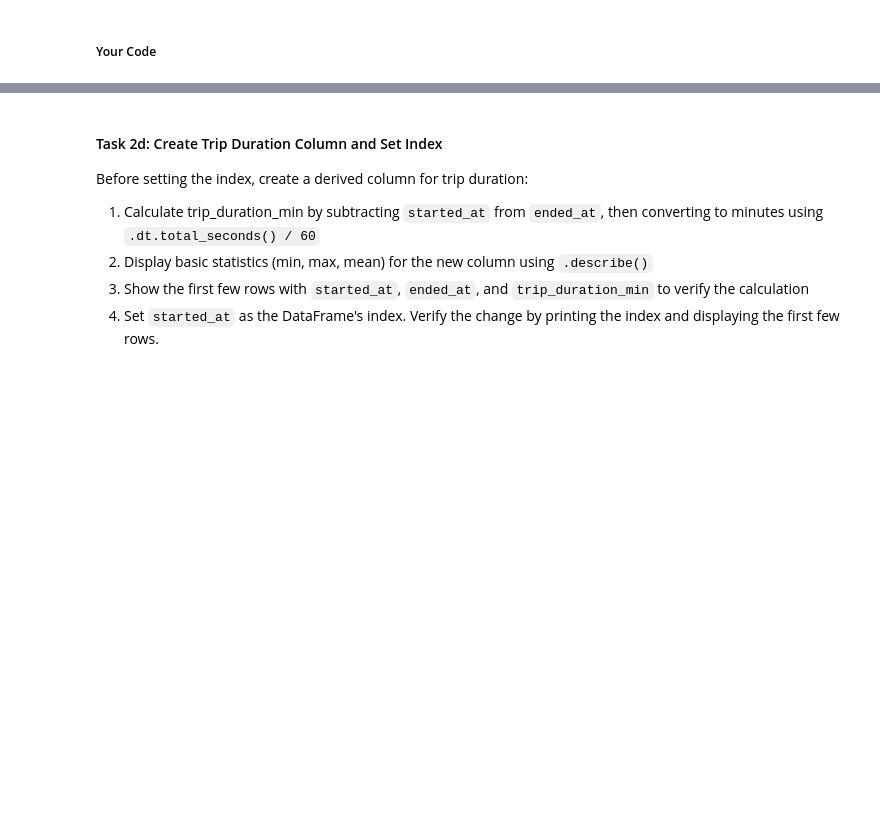
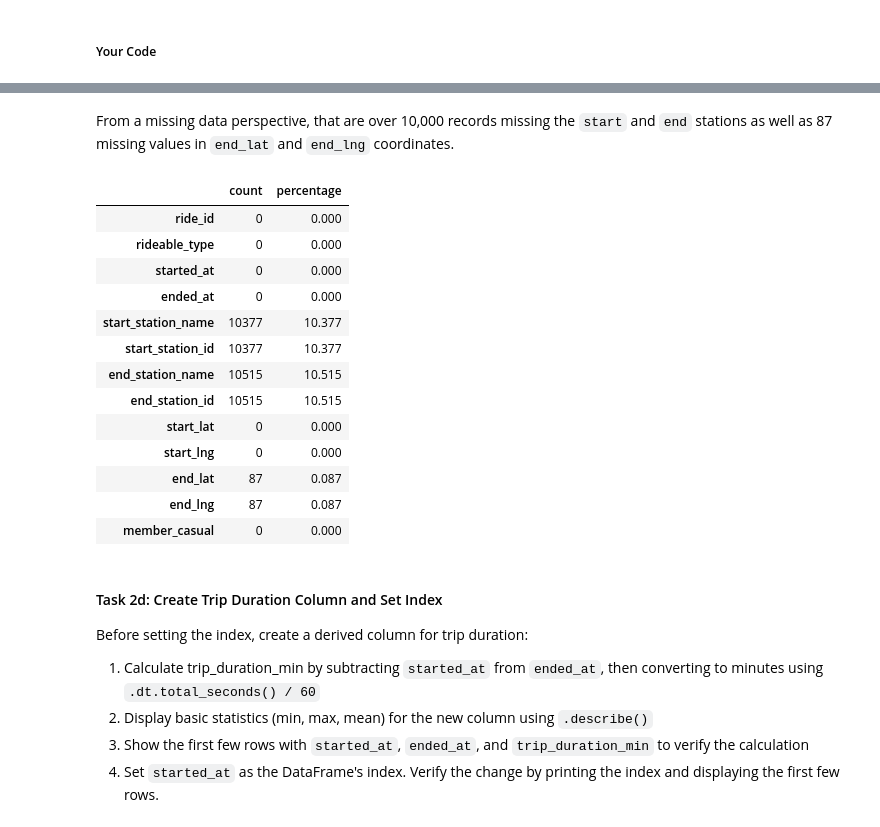
Before and after one commit to dev-festival/py4eda-work, a Jupyter notebook: homework/hw3b.ipynb, the cells around one changed output, grey strips where cells are left out. Cells and saved outputs as stored; diff of their text form; code cells hidden in the pictures; blank space fills up the shorter version.

```diff
--- a/homework/hw3b.ipynb
+++ b/homework/hw3b.ipynb
@@ -267,3 +355,9 @@ csv_path = Path('./data/202410-divvy-tripdata-100k.csv')
 ##### Your Code
 # %%
 # task 2b code here...
+rides = pd.read_csv(csv_path, parse_dates = ['started_at','ended_at'])
+
+# Converting member_casual column to categorical dtype
+rides['member_casual'] = rides['member_casual'].astype('category')
+
+rides.info()
@@ -282,3 +483,28 @@ Using the `rides` DataFrame from Task 2b:
+# %% [markdown]
+From a missing data perspective, that are over 10,000 records missing the `start` and `end` stations as well as 87 missing values in `end_lat` and `end_lng` coordinates.
+# %%
+#Converting to dataframe
+missing_values_df = rides.isna().sum().to_frame(name='count')
+
+#Add column for percentage of total that are missing
+missing_values_df['percentage'] =  100 - (((rides.shape[0] - missing_values_df['count'])/rides.shape[0]) * 100)
+
+missing_values_df
+# %% [output]
+|  | count | percentage |
+| ride_id | 0 | 0.000 |
+| rideable_type | 0 | 0.000 |
+| started_at | 0 | 0.000 |
+| ended_at | 0 | 0.000 |
+| start_station_name | 10377 | 10.377 |
+| start_station_id | 10377 | 10.377 |
+| end_station_name | 10515 | 10.515 |
+| end_station_id | 10515 | 10.515 |
+| start_lat | 0 | 0.000 |
+| start_lng | 0 | 0.000 |
+| end_lat | 87 | 0.087 |
+| end_lng | 87 | 0.087 |
+| member_casual | 0 | 0.000 |
 # %% [markdown]
 #### Task 2d: Create Trip Duration Column and Set Index
 
```
Also changed, not shown: parts of 18 cells of this notebook.
